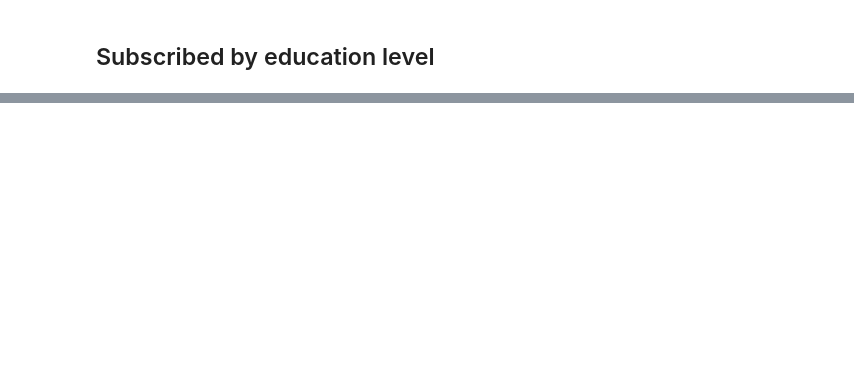
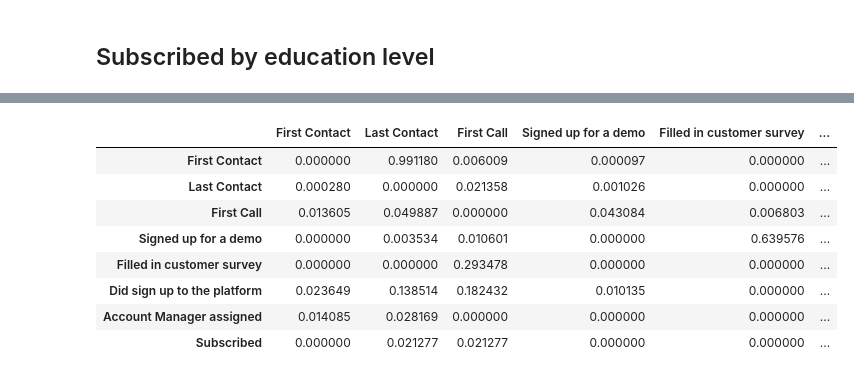
Before and after one commit to rubchume/ReinforcementLearningUsers, a Jupyter notebook: notebooks/Exploratory Data Analysis.ipynb, the cells around one changed output, grey strips where cells are left out. Saved outputs shown, nothing was run; the diff lists cells and outputs as text; code cells hidden in the pictures; blank space fills up the shorter version.

```diff
--- a/notebooks/Exploratory Data Analysis.ipynb
+++ b/notebooks/Exploratory Data Analysis.ipynb
@@ -182,0 +209,34 @@ bar(df.Education, df.subscribed, "Education", target_average_name="Amount subscr
+# %%
+connection_matrix = pd.DataFrame(
+    [
+        [
+            sum(df_order[column_next] == df_order[column] + 1)
+            for column_next in date_columns
+        ] for column in date_columns
+    ],
+    index=date_columns,
+    columns=date_columns
+)
+
+connection_matrix_proportion = pd.DataFrame(
+    [
+        [
+            sum(df_order[column_next] == df_order[column] + 1) / num_users_in_stage[column]
+            for column_next in date_columns
+        ] for column in date_columns
+    ],
+    index=date_columns,
+    columns=date_columns
+)
+# %%
+connection_matrix_proportion
+# %% [output]
+|  | First Contact | Last Contact | First Call | Signed up for a demo | Filled in customer survey | ... |
+| First Contact | 0.000000 | 0.991180 | 0.006009 | 0.000097 | 0.000000 | ... |
+| Last Contact | 0.000280 | 0.000000 | 0.021358 | 0.001026 | 0.000000 | ... |
+| First Call | 0.013605 | 0.049887 | 0.000000 | 0.043084 | 0.006803 | ... |
+| Signed up for a demo | 0.000000 | 0.003534 | 0.010601 | 0.000000 | 0.639576 | ... |
+| Filled in customer survey | 0.000000 | 0.000000 | 0.293478 | 0.000000 | 0.000000 | ... |
+| Did sign up to the platform | 0.023649 | 0.138514 | 0.182432 | 0.010135 | 0.000000 | ... |
+| Account Manager assigned | 0.014085 | 0.028169 | 0.000000 | 0.000000 | 0.000000 | ... |
+| Subscribed | 0.000000 | 0.021277 | 0.021277 | 0.000000 | 0.000000 | ... |
```
Also changed, not shown: parts of 22 cells of this notebook, 4 other files.
